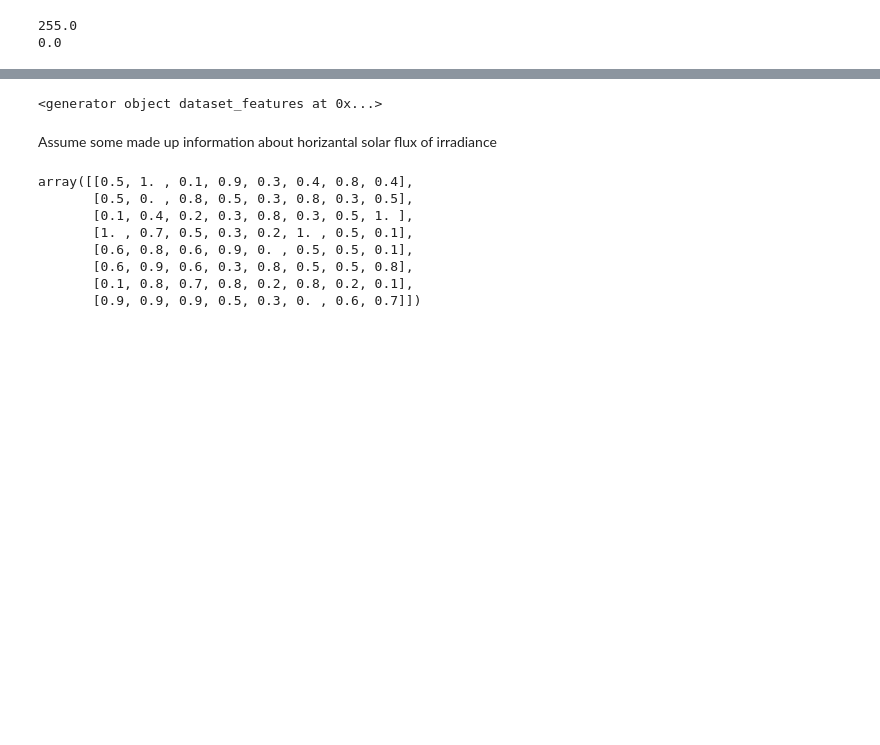
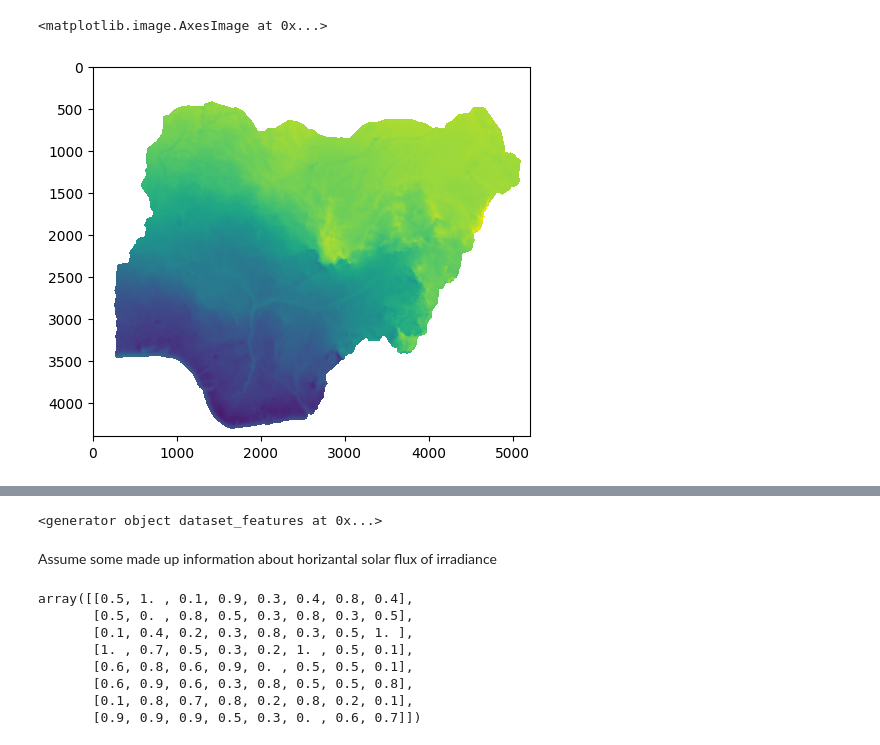
Before and after one commit to juliet29/cee276Renewables, a Jupyter notebook: final_project/notebook.ipynb, the cells around one changed output, grey strips where cells are left out. Drawn from its saved outputs; the diff is of its cells as text; code cells hidden in the pictures; blank space fills up the shorter version.

Commit message:
segment data

```diff
--- a/final_project/notebook.ipynb
+++ b/final_project/notebook.ipynb
@@ -15,13 +15,12 @@ from icecream import ic
 # %%
 dni_path = "data/Nigeria_AvgDailyTotals_GlobalSolarAtlas_GEOTIFF/DNI.tif"
 dataset = rasterio.open(dni_path)
-# %%
-# Read the dataset's valid data mask as a ndarray.
-mask = dataset.dataset_mask()
-
-# Extract feature shapes and values from the array.
-for geom, val in rasterio.features.shapes(mask, transform=dataset.transform):
-    print(val)
-# %% [output]
-255.0
-0.0
+# %%
+dataset_vals = dataset.read()
+# %%
+fig = plt.figure()
+ax1 = fig.add_subplot()
+ax1.imshow(dataset_vals[0])
+# %% [output]
+<matplotlib.image.AxesImage at 0x...>
+[figure, added]
```
Also changed, not shown: parts of 9 cells of this notebook, 1 other file.
